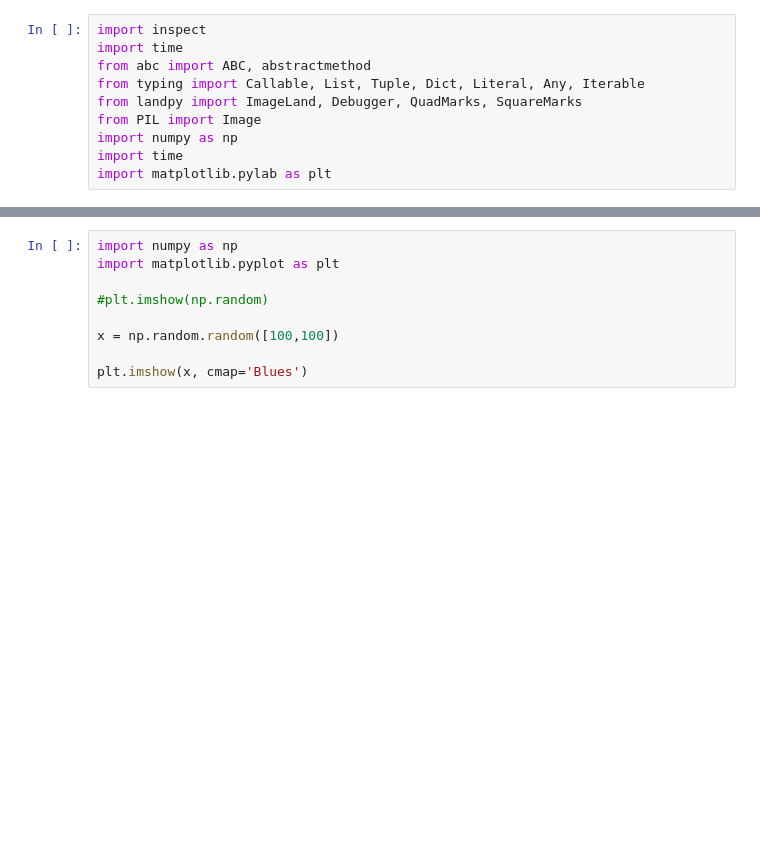
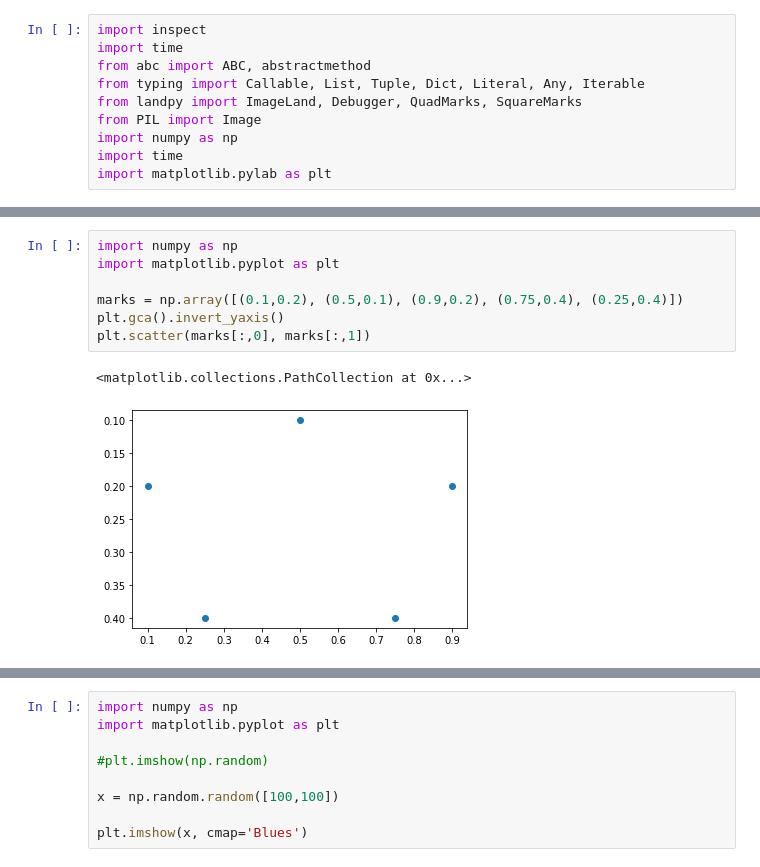
Before and after one commit to bateni1380/landpy, a Jupyter notebook: CodeFlow.ipynb, the cells around one changed output, grey strips where cells are left out. Saved outputs shown, nothing was run; the diff lists cells and outputs as text; blank space fills up the shorter version.

```diff
--- a/CodeFlow.ipynb
+++ b/CodeFlow.ipynb
@@ -32,0 +109,10 @@ del land
+# %%
+import numpy as np
+import matplotlib.pyplot as plt
+
+marks = np.array([(0.1,0.2), (0.5,0.1), (0.9,0.2), (0.75,0.4), (0.25,0.4)])
+plt.gca().invert_yaxis()
+plt.scatter(marks[:,0], marks[:,1])
+# %% [output]
+<matplotlib.collections.PathCollection at 0x...>
+[figure, added]
```
Also changed, not shown: parts of 39 cells of this notebook, 5 other files.
